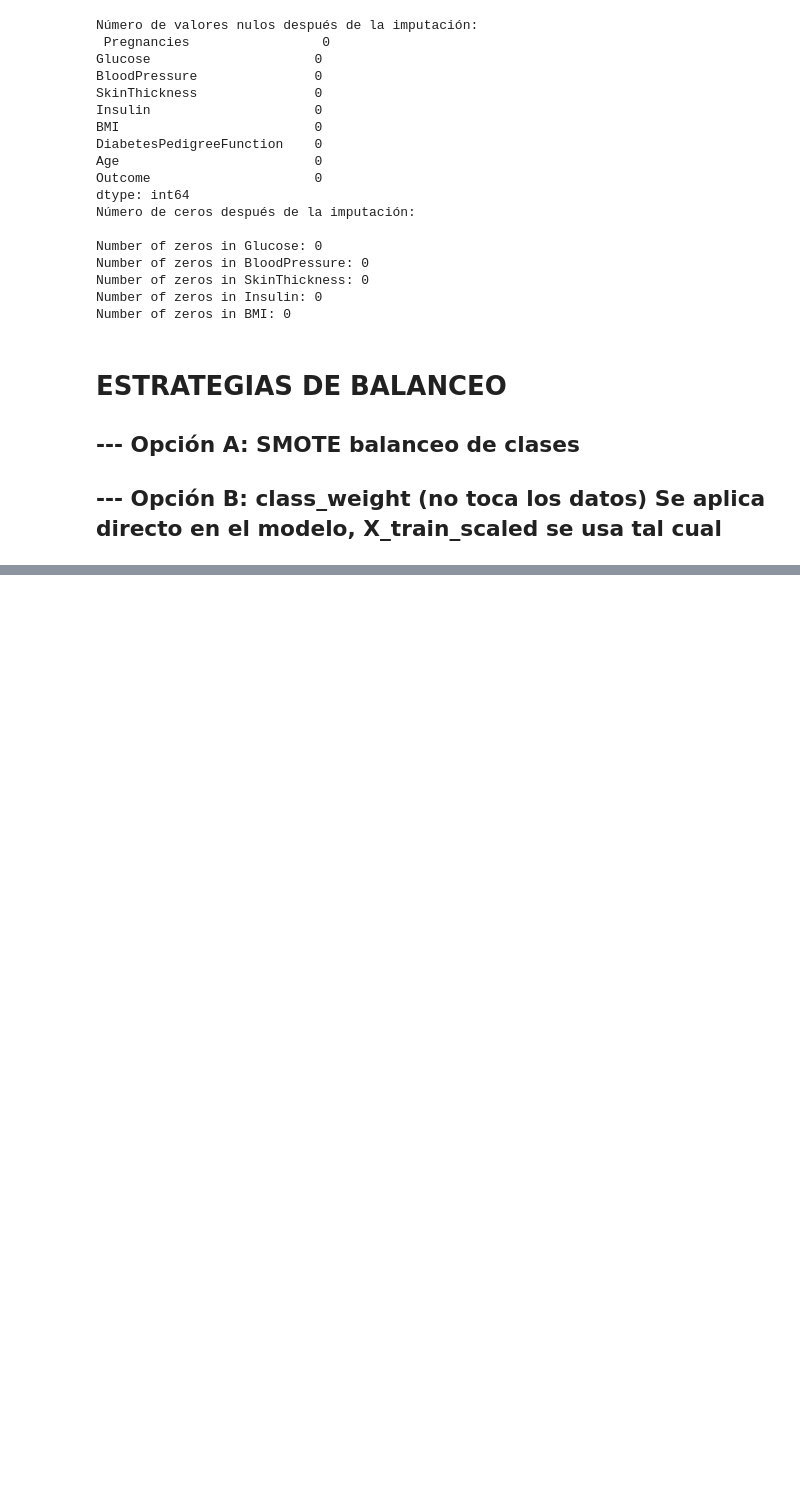
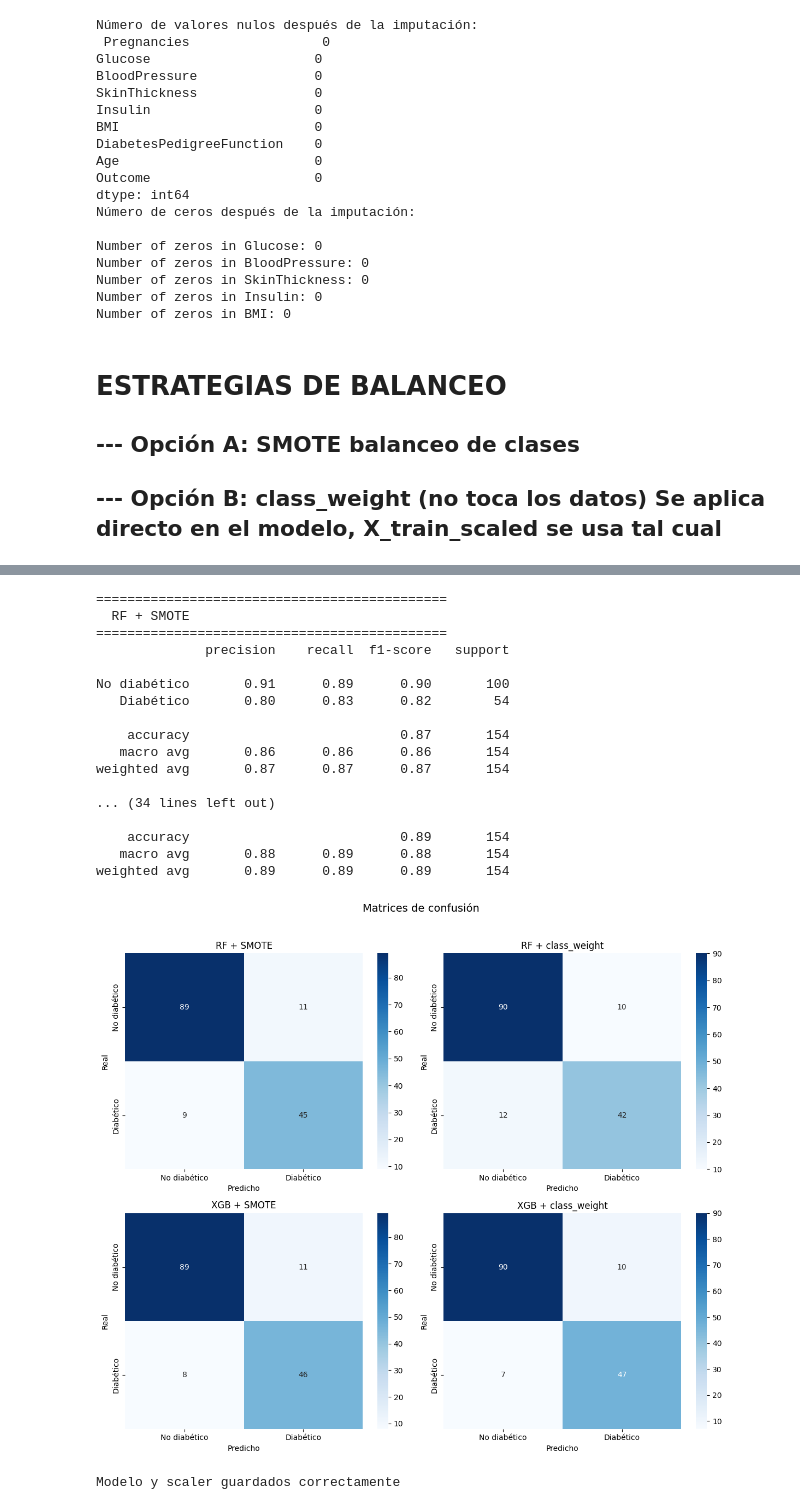
Before and after one commit to JeissonFMR/model_diabetes, a Jupyter notebook: diabetes.ipynb, the cells around one changed output, grey strips where cells are left out. Saved outputs shown, nothing was run; the diff lists cells and outputs as text; code cells hidden in the pictures; blank space fills up the shorter version.

Commit message:
save model

```diff
--- a/diabetes.ipynb
+++ b/diabetes.ipynb
@@ -201,0 +215,72 @@ xgb_weighted.fit(X_train_scaled, y_train)
+# %%
+# ============================================================
+# 9. EVALUAR LOS 4 MODELOS
+# ============================================================
+modelos = {
+    'RF + SMOTE':       (rf_smote,    X_test_scaled),
+    'RF + class_weight':(rf_weighted, X_test_scaled),
+    'XGB + SMOTE':      (xgb_smote,   X_test_scaled),
+    'XGB + class_weight':(xgb_weighted,X_test_scaled),
+}
+
+fig, axes = plt.subplots(2, 2, figsize=(12, 10))
+axes = axes.flatten()
+
+for i, (nombre, (modelo, X_test_)) in enumerate(modelos.items()):
+    y_pred = modelo.predict(X_test_)
+
+    cm = confusion_matrix(y_test, y_pred)
+
+    sns.heatmap(
+        cm,
+        annot=True,
+        fmt='d',
+        cmap='Blues',
+        ax=axes[i],
+        xticklabels=['No diabético', 'Diabético'],
+        yticklabels=['No diabético', 'Diabético']
+    )
+    axes[i].set_title(nombre)
+    axes[i].set_ylabel('Real')
+    axes[i].set_xlabel('Predicho')
+
+    print(f'\n{"="*45}')
+    print(f'  {nombre}')
+    print(f'{"="*45}')
+    print(classification_report(y_test, y_pred,
+          target_names=['No diabético', 'Diabético']))
+
+plt.suptitle('Matrices de confusión', fontsize=14, y=1.02)
+plt.tight_layout()
+plt.show()
+# %% [output]
+=============================================
+  RF + SMOTE
+=============================================
+              precision    recall  f1-score   support
+
+No diabético       0.91      0.89      0.90       100
+   Diabético       0.80      0.83      0.82        54
+
+    accuracy                           0.87       154
+   macro avg       0.86      0.86      0.86       154
+weighted avg       0.87      0.87      0.87       154
+
+... (34 lines left out)
+
+    accuracy                           0.89       154
+   macro avg       0.88      0.89      0.88       154
+weighted avg       0.89      0.89      0.89       154
+[figure, added]
+# %%
+import joblib
+
+# Guardar el modelo ganador
+joblib.dump(xgb_weighted, 'modelo_diabetes.pkl')
+
+# Guardar el scaler (MUY importante guardarlo también)
+joblib.dump(scaler, 'scaler_diabetes.pkl')
+
+print("Modelo y scaler guardados correctamente")
+# %% [output]
+Modelo y scaler guardados correctamente
```
Also changed, not shown: parts of 1 cell of this notebook, 2 other files.
